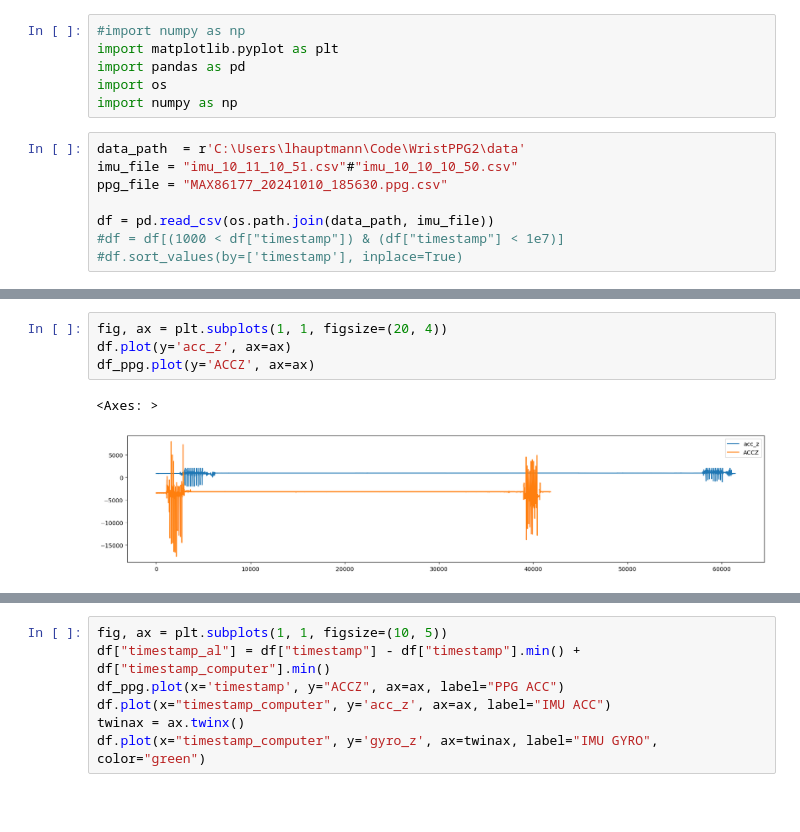
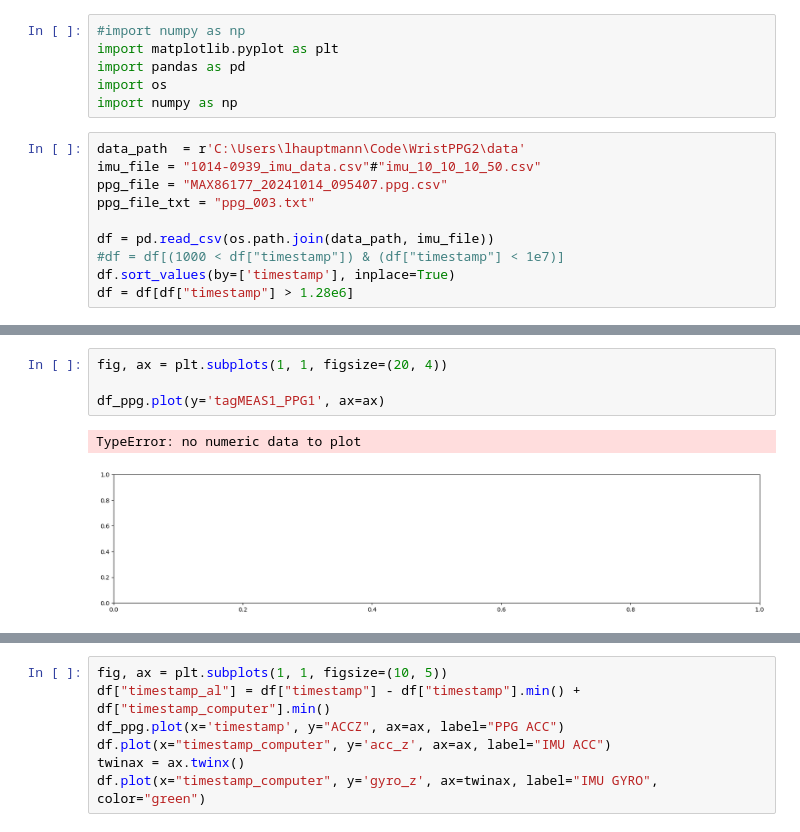
Before and after one commit to larshaupt/WristPPG, a Jupyter notebook: scripts/explore_data.ipynb, the cells around one changed output, grey strips where cells are left out. Cells and saved outputs as stored; diff of their text form; blank space fills up the shorter version.

```diff
--- a/scripts/explore_data.ipynb
+++ b/scripts/explore_data.ipynb
@@ -6,9 +6,11 @@ import os
 import numpy as np
 # %%
 data_path  = r'C:\Users\lhauptmann\Code\WristPPG2\data'
-imu_file = "imu_10_11_10_51.csv"#"imu_10_10_10_50.csv"
-ppg_file = "MAX86177_20241010_185630.ppg.csv"
+imu_file = "1014-0939_imu_data.csv"#"imu_10_10_10_50.csv"
+ppg_file = "MAX86177_20241014_095407.ppg.csv"
+ppg_file_txt = "ppg_003.txt"
 
 df = pd.read_csv(os.path.join(data_path, imu_file))
 #df = df[(1000 < df["timestamp"]) & (df["timestamp"] < 1e7)]
-#df.sort_values(by=['timestamp'], inplace=True)
+df.sort_values(by=['timestamp'], inplace=True)
+df = df[df["timestamp"] > 1.28e6]
@@ -85,7 +55,7 @@ Sampling rate: 111.62 Hz
 # %%
 fig, ax = plt.subplots(1, 1, figsize=(20, 4))
-df.plot(y='acc_z', ax=ax)
-df_ppg.plot(y='ACCZ', ax=ax)
+
+df_ppg.plot(y='tagMEAS1_PPG1', ax=ax)
 # %% [output]
-<Axes: >
+TypeError: no numeric data to plot
-[figure, old version]
+[figure, new version]
```
Also changed, not shown: parts of 13 cells of this notebook.
